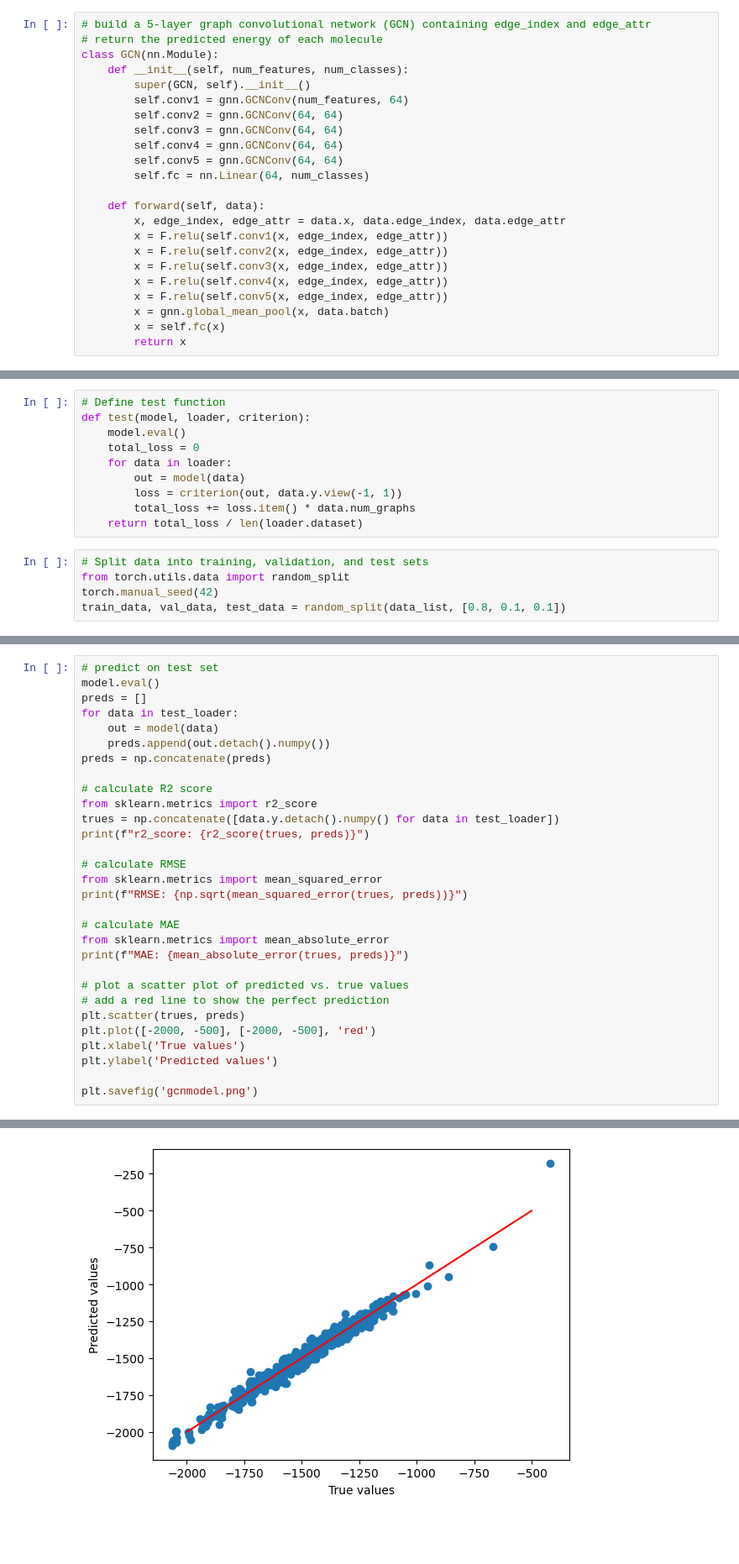
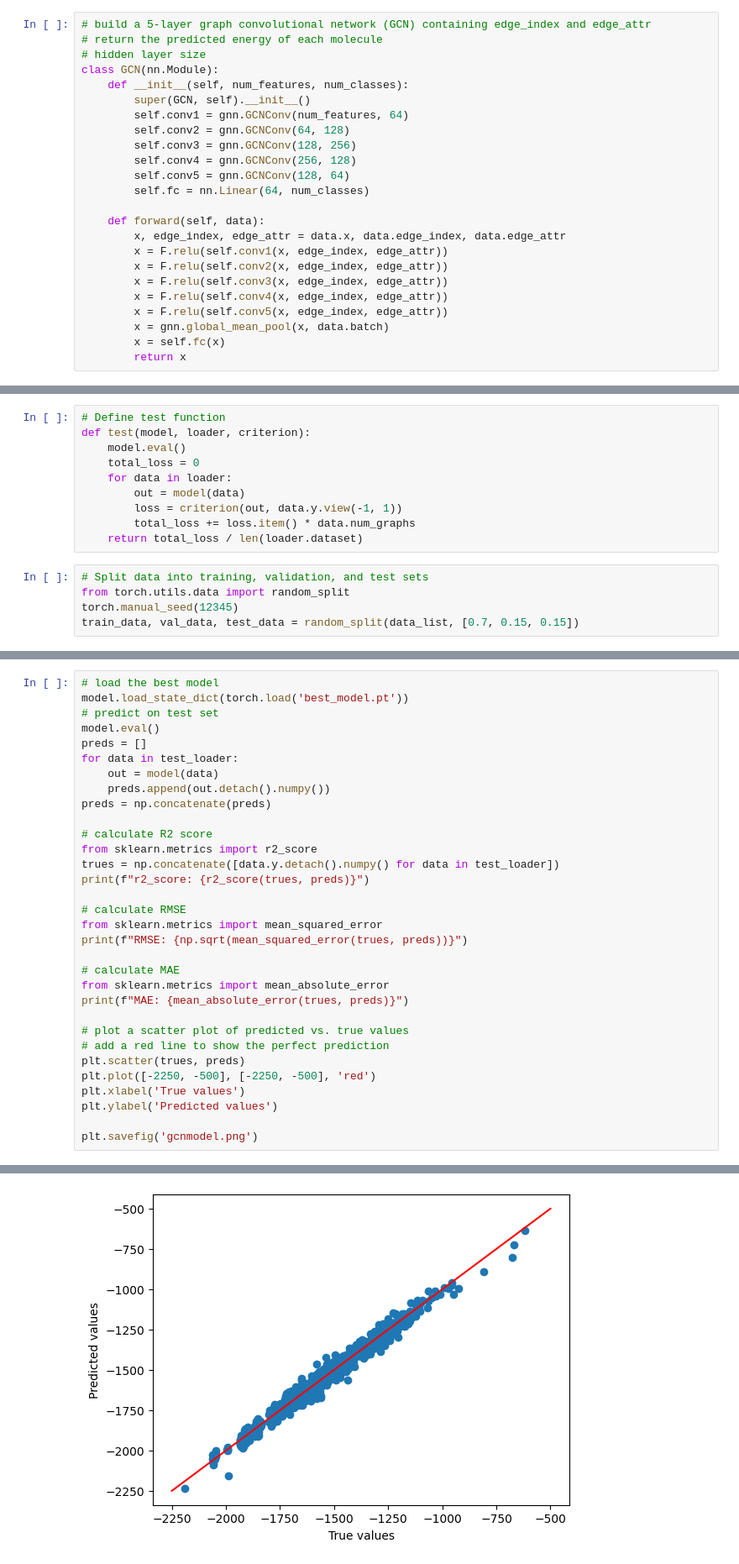
Before and after one commit to PingYang16/ML-example, a Jupyter notebook: gcn-qm7.ipynb, the cells around one changed output, grey strips where cells are left out. Shown at 84% size. Drawn from its saved outputs; the diff is of its cells as text; blank space fills up the shorter version.

Commit message:
add best performance storing

```diff
--- a/gcn-qm7.ipynb
+++ b/gcn-qm7.ipynb
@@ -100,14 +100,15 @@ from torch_geometric.loader import DataLoader
 # %%
 # build a 5-layer graph convolutional network (GCN) containing edge_index and edge_attr
 # return the predicted energy of each molecule
+# hidden layer size
 class GCN(nn.Module):
     def __init__(self, num_features, num_classes):
         super(GCN, self).__init__()
         self.conv1 = gnn.GCNConv(num_features, 64)
-        self.conv2 = gnn.GCNConv(64, 64)
-        self.conv3 = gnn.GCNConv(64, 64)
-        self.conv4 = gnn.GCNConv(64, 64)
-        self.conv5 = gnn.GCNConv(64, 64)
+        self.conv2 = gnn.GCNConv(64, 128)
+        self.conv3 = gnn.GCNConv(128, 256)
+        self.conv4 = gnn.GCNConv(256, 128)
+        self.conv5 = gnn.GCNConv(128, 64)
         self.fc = nn.Linear(64, num_classes)
 
     def forward(self, data):
@@ -232,8 +233,8 @@ def test(model, loader, criterion):
 # %%
 # Split data into training, validation, and test sets
 from torch.utils.data import random_split
-torch.manual_seed(42)
-train_data, val_data, test_data = random_split(data_list, [0.8, 0.1, 0.1])
+torch.manual_seed(12345)
+train_data, val_data, test_data = random_split(data_list, [0.7, 0.15, 0.15])
 # %%
 # define number of features and number of classes
 num_features = 5
@@ -302,4 +307,6 @@ plt.legend()
 # %%
+# load the best model
+model.load_state_dict(torch.load('best_model.pt'))
 # predict on test set
 model.eval()
 preds = []
@@ -324,7 +331,7 @@ print(f"MAE: {mean_absolute_error(trues, preds)}")
 # plot a scatter plot of predicted vs. true values
 # add a red line to show the perfect prediction
 plt.scatter(trues, preds)
-plt.plot([-2000, -500], [-2000, -500], 'red')
+plt.plot([-2250, -500], [-2250, -500], 'red')
 plt.xlabel('True values')
 plt.ylabel('Predicted values')
 
@@ -336 +343 @@ MAE: 25.223665237426758
-[figure, old version]
+[figure, new version]
```
Also changed, not shown: parts of 3 cells of this notebook, 3 other files.
